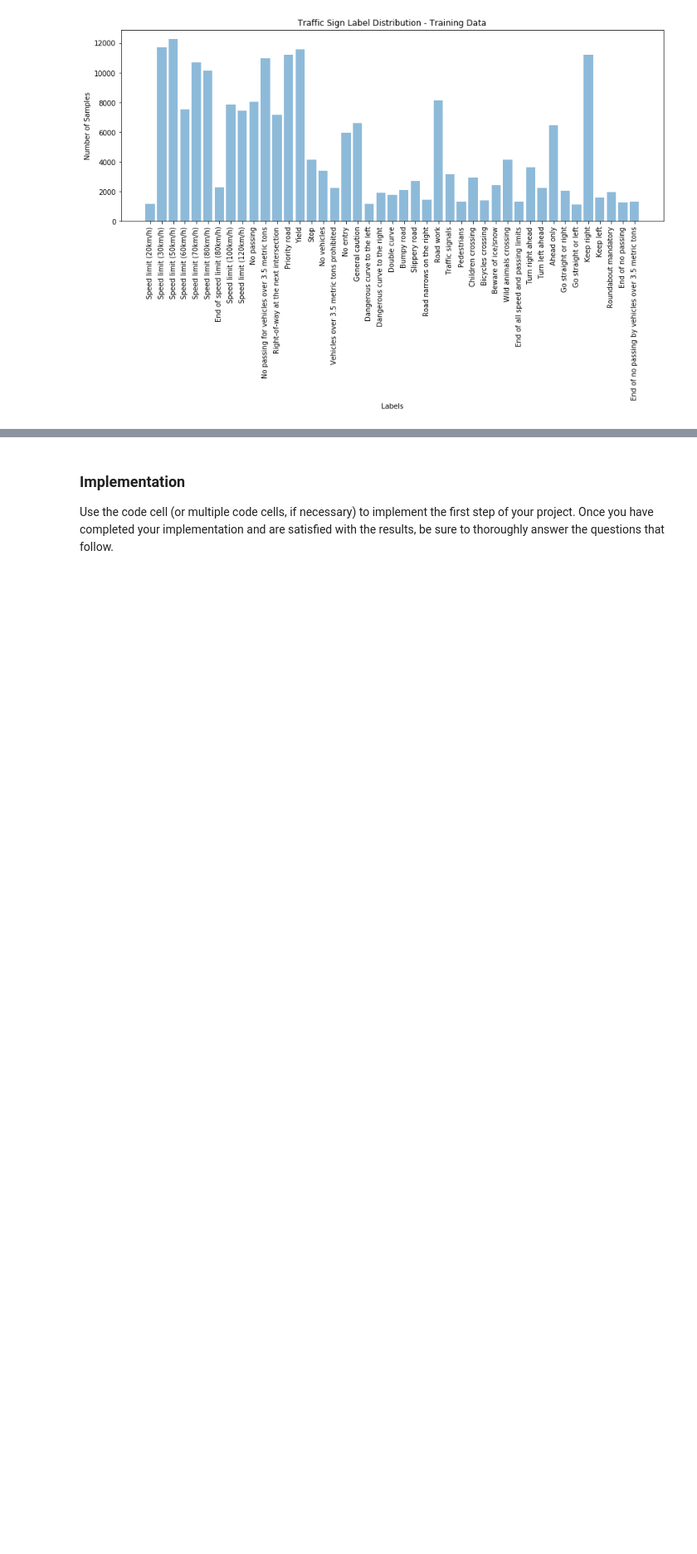
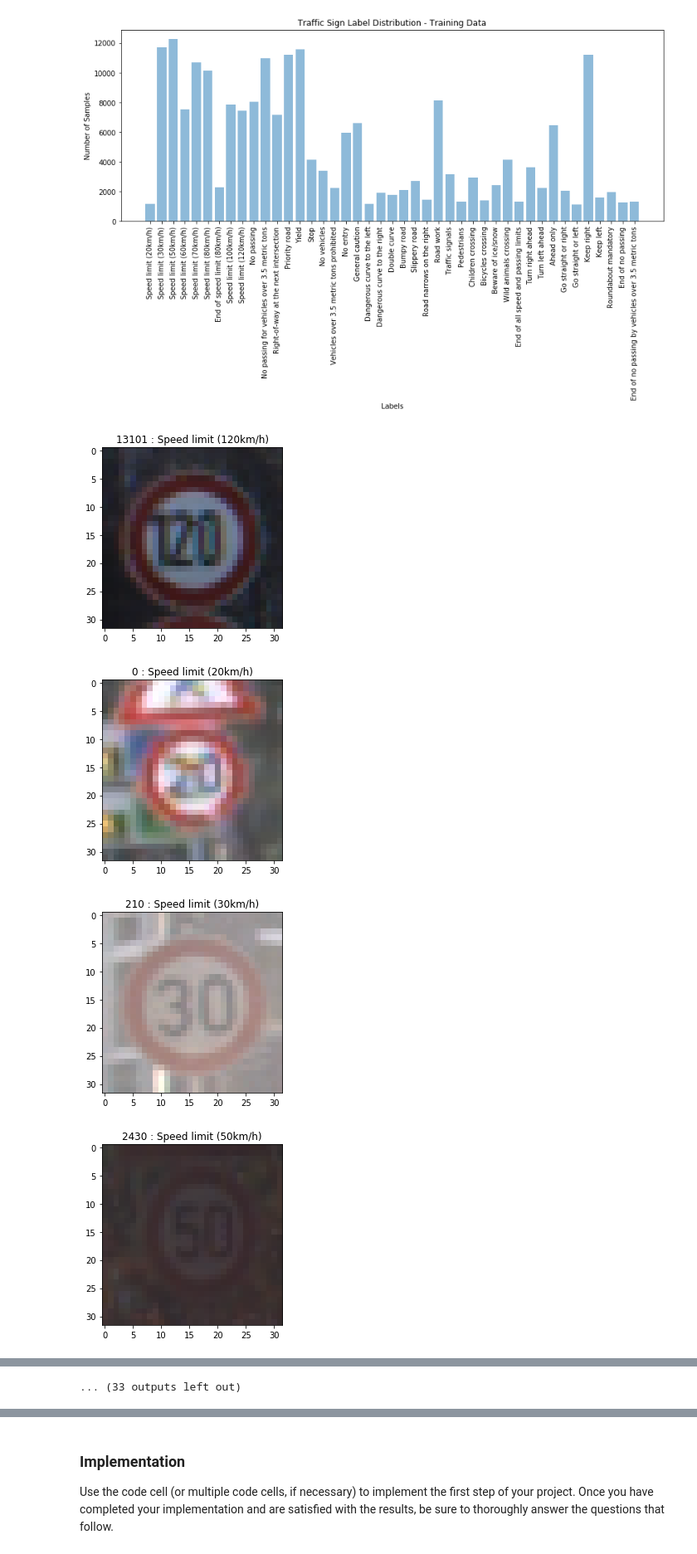
Before and after one commit to lixinso/CarND-Traffic-Sign-Classifier-Project, a Jupyter notebook: Traffic_Sign_Classifier.ipynb, the cells around one changed output, grey strips where cells are left out. Shown at 83% size. Cells and saved outputs as stored; diff of their text form; code cells hidden in the pictures; blank space fills up the shorter version.

Commit message:
show 1 image per cat

```diff
--- a/Traffic_Sign_Classifier.ipynb
+++ b/Traffic_Sign_Classifier.ipynb
@@ -234,3 +219,32 @@ plt.title('Traffic Sign Label Distribution - Training Data')
 plt.show()
 # %% [output]
 [figure]
+# %%
+### Data exploration visualization goes here.
+### Feel free to use as many code cells as needed.
+# Visualizations will be shown in the notebook.
+
+def visualize_image(i):
+    label_idx = y_train_full[i]
+    sign_name = signnames.iloc[label_idx].SignName
+
+    plt.imshow(X_train_full[i])
+    plt.title(str(i) + " : " + sign_name)
+    plt.show()
+    plt.clf()
+
+i=13101
+visualize_image(i)
+
+for class_n in range(n_classes):
+    class_indices = np.where(y_train_full == class_n)
+    idx = class_indices[0][0]
+    visualize_image(idx)
+
+# TODO: Show multiple images
+# TODO: Visualize the distribution
+# %% [output]
+[figure, added]
+[figure, added]
+[figure, added]
+[figure, added]
@@ -237,3 +259,4 @@ plt.show()
+... (33 outputs left out)
 # %% [markdown]
 ----
 
```
Also changed, not shown: parts of 2 cells of this notebook.
